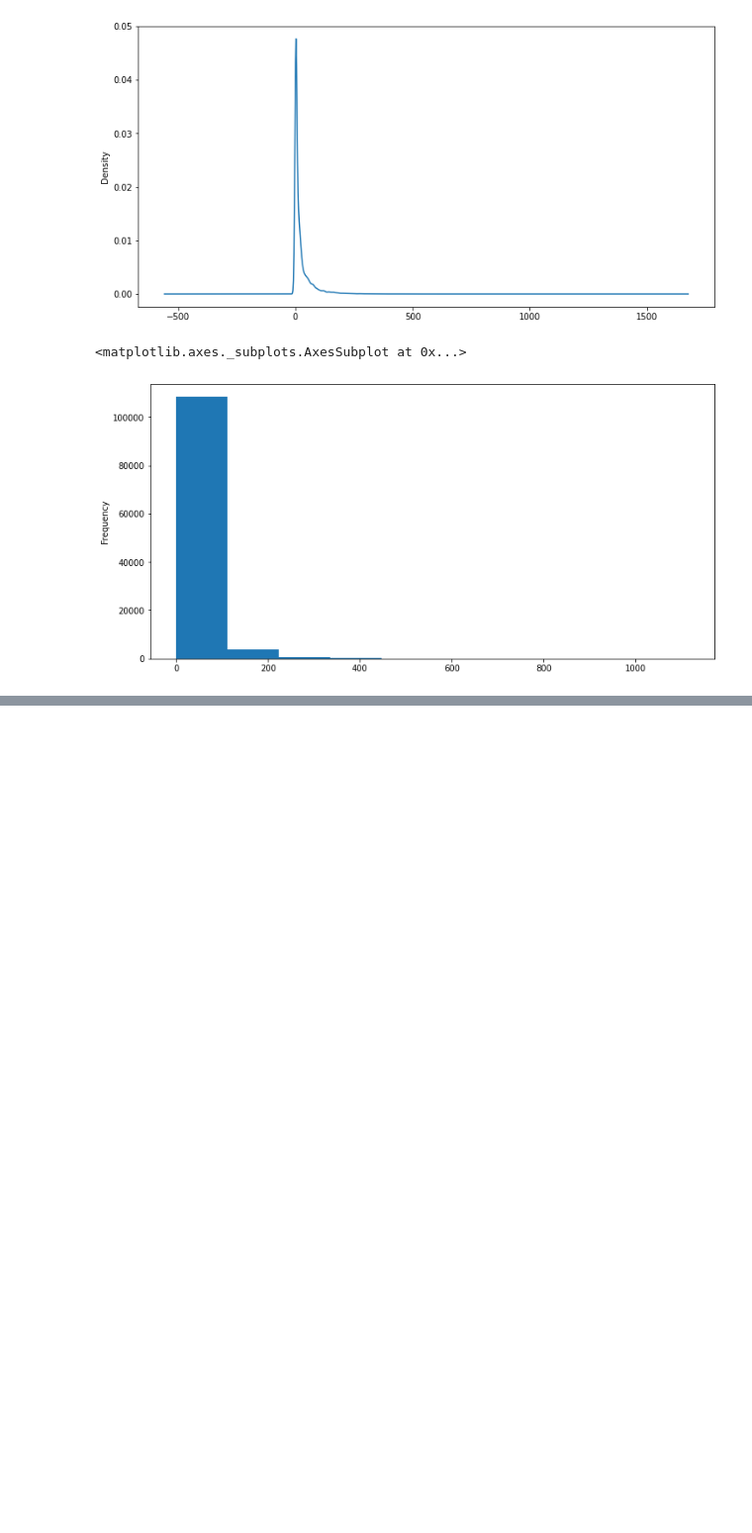
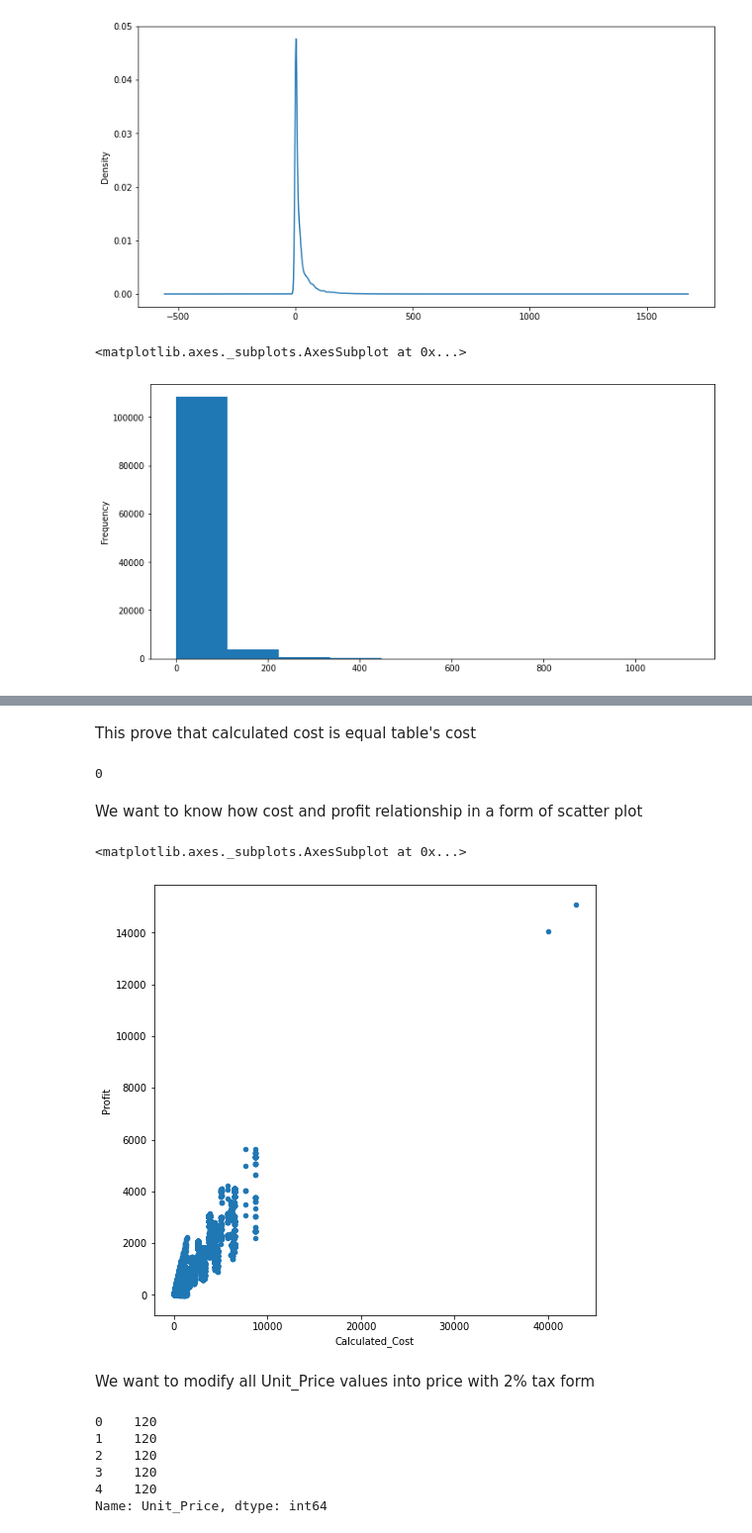
Before and after one commit to azizpambayun/project, a Jupyter notebook: sales_data_analysis.ipynb, the cells around one changed output, grey strips where cells are left out. Shown at 99% size. Saved outputs shown, nothing was run; the diff lists cells and outputs as text; code cells hidden in the pictures; blank space fills up the shorter version.

```diff
--- a/sales_data_analysis.ipynb
+++ b/sales_data_analysis.ipynb
@@ -228,0 +246,3 @@ sales['Revenue_per_Age'].plot(kind='hist', figsize=(12,6))
+# %%
+sales['Calculated_Cost'] = sales['Order_Quantity'] * sales['Unit_Cost']
+sales['Calculated_Cost']
@@ -228,0 +262,24 @@ sales['Revenue_per_Age'].plot(kind='hist', figsize=(12,6))
+# %% [markdown]
+This prove that calculated cost is equal table's cost
+# %%
+(sales['Calculated_Cost'] != sales['Cost']).sum()
+# %% [output]
+0
+# %% [markdown]
+We want to know how cost and profit relationship in a form of scatter plot
+# %%
+sales.plot(kind='scatter', x='Calculated_Cost', y='Profit', figsize=(8,8))
+# %% [output]
+<matplotlib.axes._subplots.AxesSubplot at 0x...>
+[figure, added]
+# %% [markdown]
+We want to modify all Unit_Price values into price with 2% tax form
+# %%
+sales['Unit_Price'].head()
+# %% [output]
+0    120
+1    120
+2    120
+3    120
+4    120
+Name: Unit_Price, dtype: int64
```
Also changed, not shown: parts of 20 cells of this notebook.
